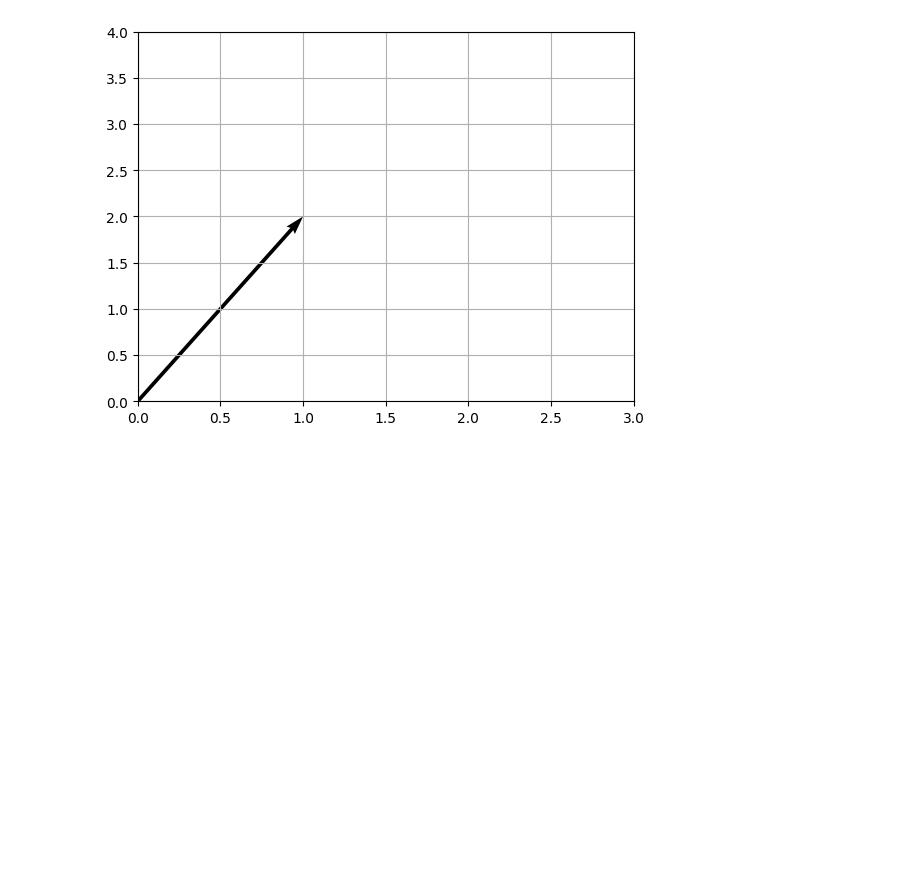
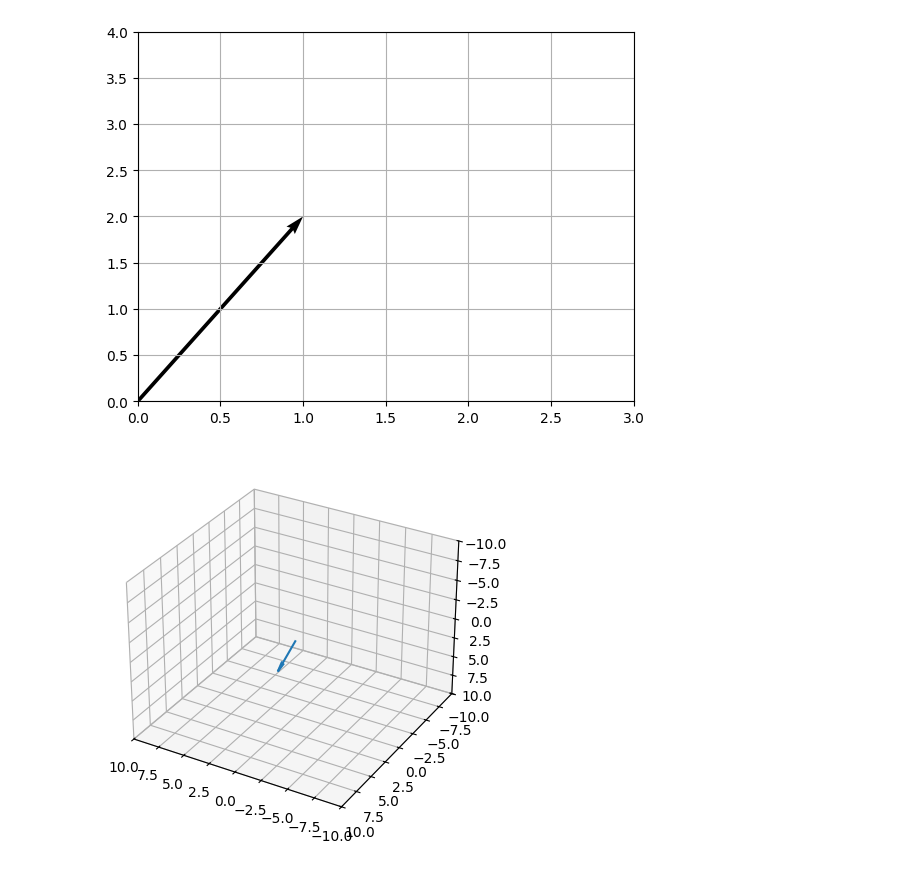
Before and after one commit to nsubordin81/coding-scratch, a Jupyter notebook: Linear_Algebra/linear_combinations.ipynb, the cells around one changed output. Cells and saved outputs as stored; diff of their text form; code cells hidden in the pictures; blank space fills up the shorter version.

```diff
--- a/Linear_Algebra/linear_combinations.ipynb
+++ b/Linear_Algebra/linear_combinations.ipynb
@@ -172,8 +172,19 @@ v = vec2[0]
 # %%
 import mpl_toolkits.mplot3d.axes3d as p3
 
 fig = plt.figure()
 ax = fig.add_subplot(111, projection='3d')
 
 x,y,z = 0,0,0
-u,v,w = 1,1,1
+u,v,w = 0,3,2
+
+ax.quiver(x,y,z,u,v,w)
+
+
+ax.set_xlim([10, -10])
+ax.set_ylim([10, -10])
+ax.set_zlim([10, -10])
+
+plt.show()
+# %% [output]
+[figure, added]
```
Also changed, not shown: 1 other file.
